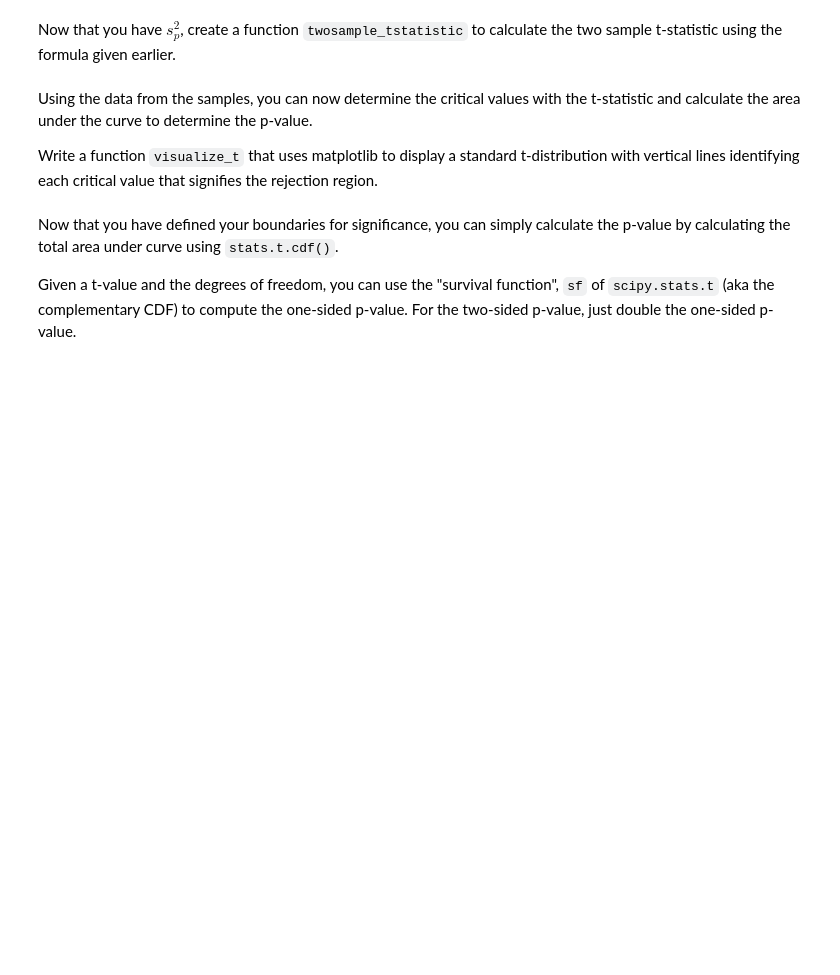
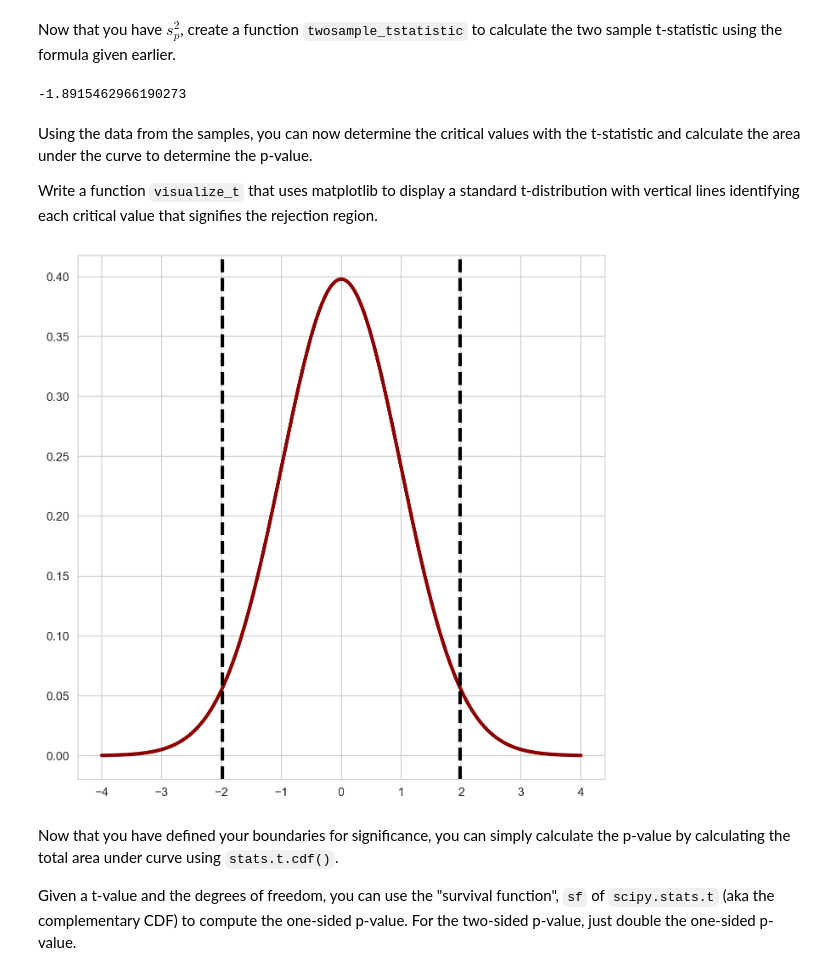
Before and after one commit to cristopher-d-delgado/dsc-two-sample-t-tests-lab, a Jupyter notebook: index.ipynb, the cells around one changed output. Saved outputs shown, nothing was run; the diff lists cells and outputs as text; code cells hidden in the pictures; blank space fills up the shorter version.

```diff
--- a/index.ipynb
+++ b/index.ipynb
@@ -129,7 +129,7 @@ Now, create some functions to calculate the t-statistic. The first function to c
 # %%
 def sample_variance(sample):
     sample_mean = sample.mean()
-    variance = np.sum((sample - sample_mean)**2) / len(sample) - 1
+    variance = np.sum((sample - sample_mean)**2) / (len(sample) - 1)
     return variance
 # %% [markdown]
 Using `sample_variance`, you can now write another function `pooled_variance` to calculate $s_{p}^{2}$
@@ -153,3 +146,24 @@ t_stat = None
+# %%
+def twosample_tstatistic(expr, ctrl):
+    # imoprt math library
+    import math
+    # Calculate necessary statistics
+    x_bar1 = expr.mean()
+    x_bar2 = ctrl.mean()
+    n1 = len(expr)
+    n2 = len(ctrl)
+    # Calculate pooled sample variance
+    pool = pooled_variance(expr, ctrl)
+    # Calculate two sample t statistic
+    twosample_tstatistic = (x_bar1 - x_bar2) / math.sqrt(pool * (1/n1 + 1/n2))
+
+    return twosample_tstatistic
+
+t_stat = twosample_tstatistic(experimental, control)
+print(t_stat)
+# -1.8915462966190268
+# %% [output]
+-1.8915462966190273
 # %% [markdown]
 Using the data from the samples, you can now determine the critical values with the t-statistic and calculate the area under the curve to determine the p-value.
 
@@ -157,21 +171,30 @@ Write a function `visualize_t` that uses matplotlib to display a standard t-dist
 # %%
 # Visualize t and p_value
 
 def visualize_t(t_stat, n_control, n_experimental):
 
     # initialize a matplotlib "figure"
+    fig = plt.figure(figsize=(8,8))
+    ax = fig.gca()
+    # generate points on the x axis between -4 and 4:
+    x_points = np.linspace(-4, 4, 500)
+    # use stats.t.ppf to get critical value. For alpha = 0.05 and two tailed test
+    crit = stats.t.ppf(1-0.025, (n_control+n_experimental-2))
+    # use stats.t.pdf to get values on the probability density function for the t-distribution
+    ys = stats.t.pdf(x_points, (n_control+n_experimental-2), 0, 1)
+    ax.plot(x_points, ys, linewidth=3, color='darkred')
+    # Draw two sided boundary for critical-t
+    ax.axvline(crit, color='black', linestyle='--', lw=3)
+    ax.axvline(-crit, color='black', linestyle='--', lw=3)
 
-    # generate points on the x axis between -4 and 4:
-
-    # use stats.t.pdf to get values on the probability density function for the t-distribution
-
-    # Draw two sided boundary for critical-t
-
+    plt.show()
     return None
 
-n_control = None
-n_experimental = None
+n_control = len(control)
+n_experimental = len(experimental)
 visualize_t(t_stat, n_control, n_experimental)
+# %% [output]
+[figure, added]
 # %% [markdown]
 Now that you have defined your boundaries for significance, you can simply calculate the p-value by calculating the total area under curve using `stats.t.cdf()`.
 
```
Also changed, not shown: parts of 4 cells of this notebook.
